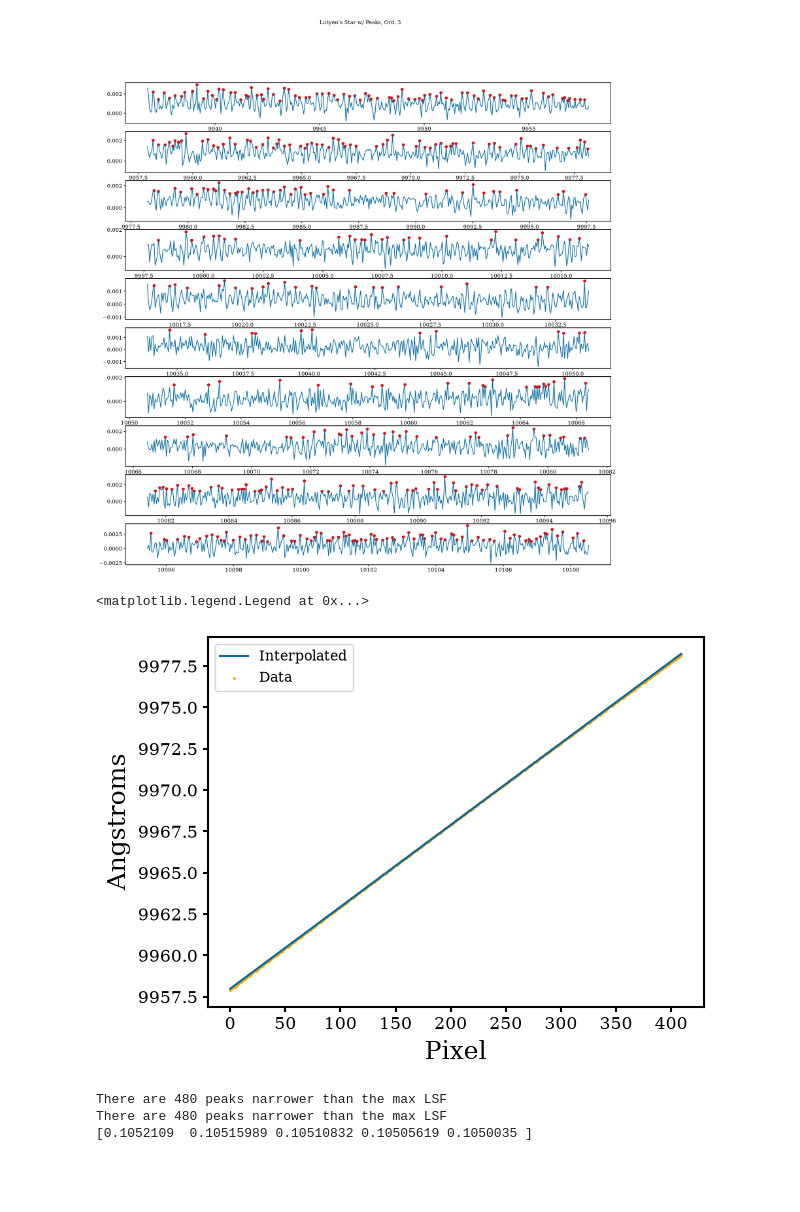
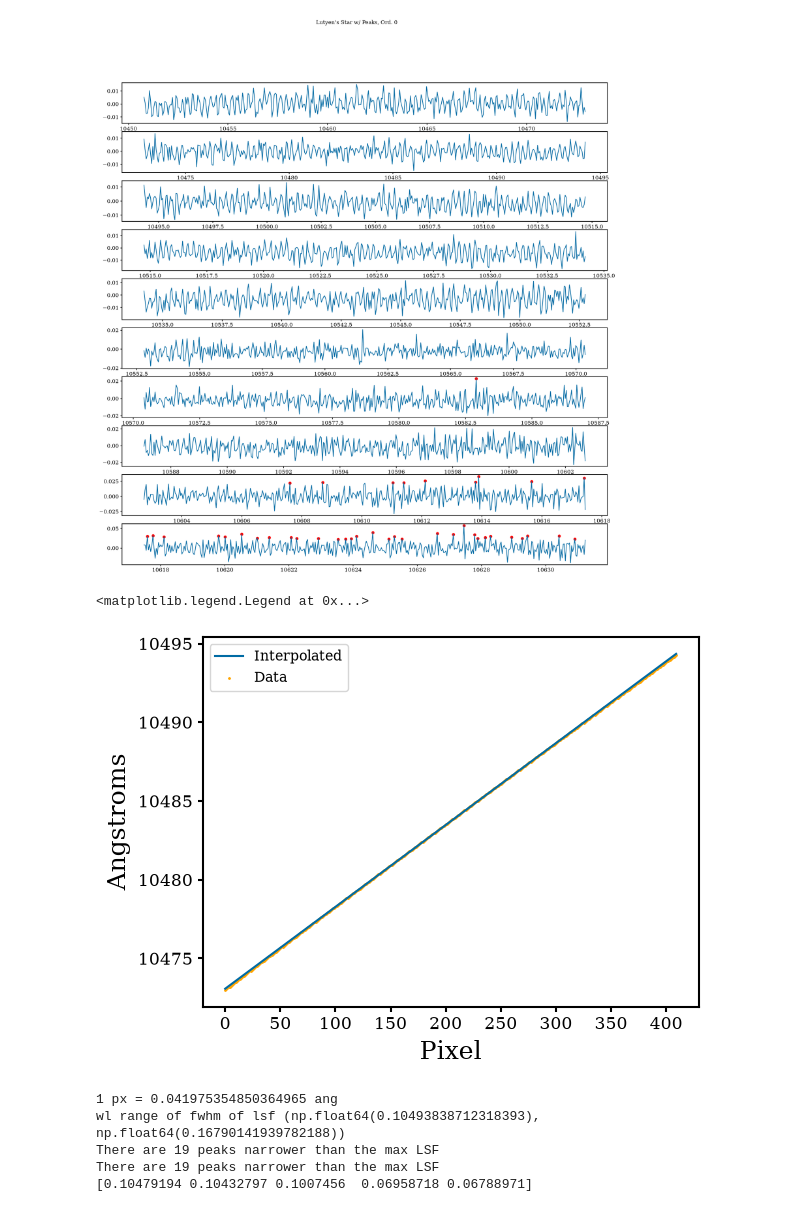
Before and after one commit to kenny-phan/carmenes-lasers, a Jupyter notebook: carmenes-lasers/laser_search_trials.ipynb, the cells around one changed output. Saved outputs shown, nothing was run; the diff lists cells and outputs as text; code cells hidden in the pictures; blank space fills up the shorter version.

```diff
--- a/carmenes-lasers/laser_search_trials.ipynb
+++ b/carmenes-lasers/laser_search_trials.ipynb
@@ -14,7 +14,7 @@ import warnings
 from astropy.units import UnitsWarning
 warnings.filterwarnings("ignore", category=UnitsWarning)
 
-data_root = "/datax/scratch/ktp/carmenes-lasers/"
+data_root = "/datax/scratch/ktp/carmenes-lasers/test_data/"
 
 lutyen_path = data_root + "carmenes_data_J07274+052_car-20160108T01h39m51s-sci-gtoc-vis_A.vot"
 vot = parse(lutyen_path)
@@ -36,27 +36,27 @@ for tab in vot.iter_tables():
         err_ords.append(table['err_flux'])
     n_tables+=1
 # %%
-arb = 3
+arb = 0
 spec, flux = spec_ords[arb], flux_ords[arb]
 
 n_sections = 10
 
-max_diff = simple_threshold(flux, 1)
+max_diff = simple_threshold(flux, 3)
 
 spec_sections, flux_sections = np.array_split(spec, n_sections), np.array_split(flux, n_sections)
 
 spec_pk_sec, flx_pk_sec = [], []
 for i, specsec in enumerate(spec_sections):
     peaks, _ = find_peaks(flux_sections[i], max_diff)
     spec_pk_sec.append(specsec[peaks])
     flx_pk_sec.append(flux_sections[i][peaks])
 
 fig, axs = plt.subplots(n_sections, figsize=(20,20))
 plot_spectra_elike(fig, axs, spec, flux, n_sections, title=f"Lutyen's Star w/ Peaks, Ord. {arb}")
 for i in range(n_sections):
     axs[i].scatter(spec_pk_sec[i], flx_pk_sec[i], color='red')
 # %% [output]
-[figure, old version]
+[figure, new version]
 # %%
 i = 1
 fwhm_arr = full_width_half_max(spec_sections[i],
@@ -81,19 +81,24 @@ plt.ylabel('Angstroms')
 plt.legend()
 # %% [output]
 <matplotlib.legend.Legend at 0x...>
-[figure, old version]
+[figure, new version]
 # %%
 # lets do this on a full order
 
 arb = 3
 spec, flux = spec_ords[arb], flux_ords[arb]
 
-threshold = simple_threshold(flux, 1) # get the std threshold
+def spec_to_fwhms(spec, flux, sigma, max_diff=0.01, verbose=False):
+    threshold = simple_threshold(flux, sigma) # get the std threshold
 
-peaks, _ = find_peaks(flux, threshold) # get peaks above threshold
-spec_pks, flx_pks = spec[peaks], flux[peaks]
+    peaks, _ = find_peaks(flux, threshold) # get peaks above threshold
+    spec_pks, flx_pks = spec[peaks], flux[peaks]
 
-fwhms = full_width_half_max(spec, flux, spec_pks, flx_pks, 0.01) # fwhm of peaks
+    fwhms = full_width_half_max(spec, flux, spec_pks, flx_pks, max_diff, verbose=verbose) # fwhm of peaks
+
+    return fwhms
+
+fwhms = spec_to_fwhms(spec, flux, 3)
 
 # pixel - wavelength function to convert fwhm to pixels
 pixels = np.arange(0, len(spec), 1)
@@ -106,11 +111,16 @@ px_min = 2.5
 wl_max = spec_of_px(px_max) - spec_of_px(0)
 wl_min = spec_of_px(px_min) - spec_of_px(0)
 
+print(f'1 px = {spec_of_px(1) - spec_of_px(0)} ang')
+print(f"wl range of fwhm of lsf {wl_min, wl_max}")
+
 print(f"There are {len(fwhms[fwhms < wl_max])} peaks narrower than the max LSF")
 print(f"There are {len(fwhms[fwhms < wl_max])} peaks narrower than the max LSF")
 
 print(fwhms[:5])
 # %% [output]
-There are 480 peaks narrower than the max LSF
-There are 480 peaks narrower than the max LSF
-[0.1052109  0.10515989 0.10510832 0.10505619 0.1050035 ]
+1 px = 0.041975354850364965 ang
+wl range of fwhm of lsf (np.float64(0.10493838712318393), np.float64(0.16790141939782188))
+There are 19 peaks narrower than the max LSF
+There are 19 peaks narrower than the max LSF
+[0.10479194 0.10432797 0.1007456  0.06958718 0.06788971]
```
Also changed, not shown: parts of 1 cell of this notebook, 1 other file.
